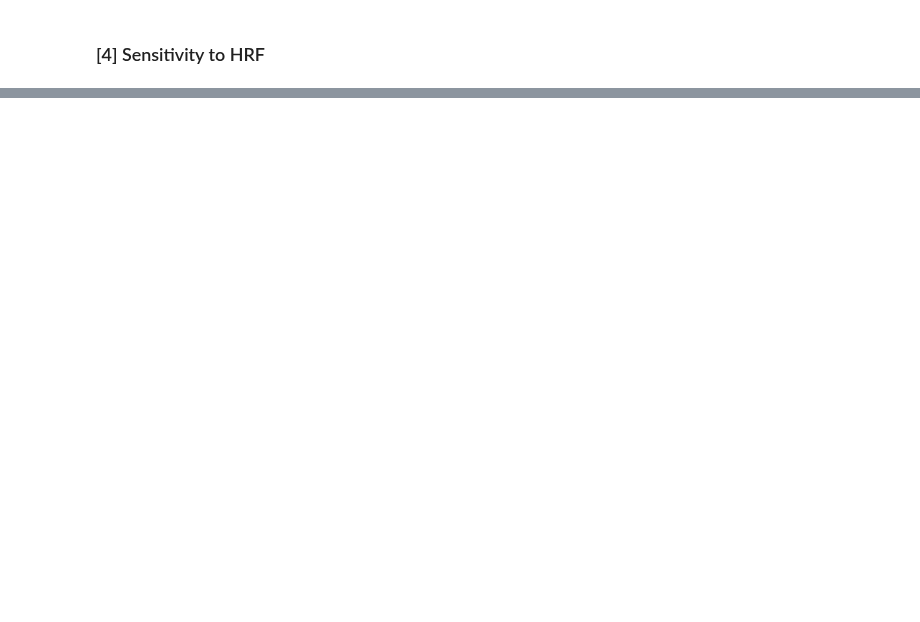
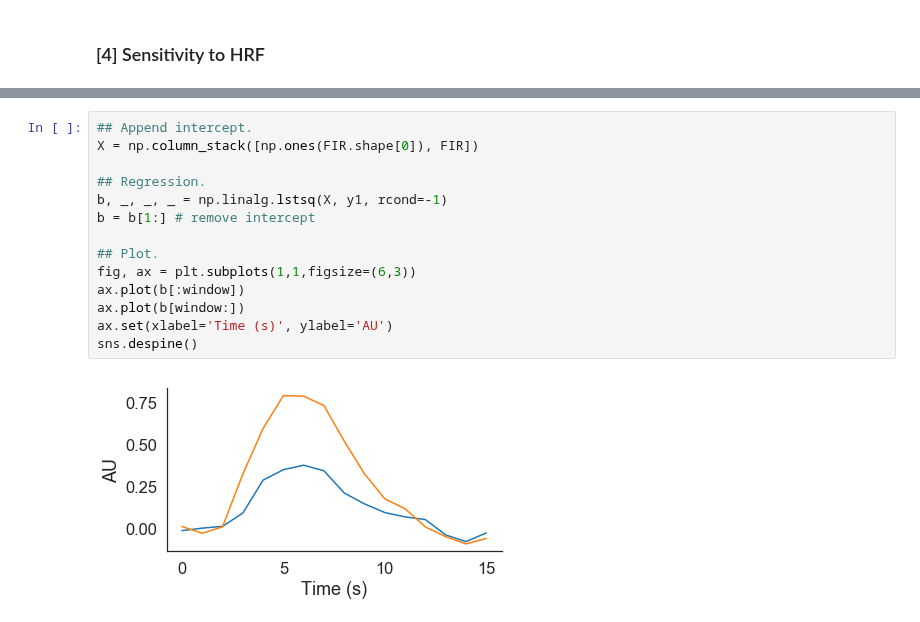
Before and after one commit to yunchang-z/neu502b-lab, a Jupyter notebook: fmri-03/fmri-03-solutions.ipynb, the cells around one changed output, grey strips where cells are left out. Drawn from its saved outputs; the diff is of its cells as text; blank space fills up the shorter version.

```diff
--- a/fmri-03/fmri-03-solutions.ipynb
+++ b/fmri-03/fmri-03-solutions.ipynb
@@ -163,0 +202,16 @@ b1 = 1.247, b2 = 2.153
+# %%
+## Append intercept.
+X = np.column_stack([np.ones(FIR.shape[0]), FIR])
+
+## Regression.
+b, _, _, _ = np.linalg.lstsq(X, y1, rcond=-1)
+b = b[1:] # remove intercept
+
+## Plot.
+fig, ax = plt.subplots(1,1,figsize=(6,3))
+ax.plot(b[:window])
+ax.plot(b[window:])
+ax.set(xlabel='Time (s)', ylabel='AU')
+sns.despine()
+# %% [output]
+[figure, added]
```
Also changed, not shown: parts of 8 cells of this notebook, 1 other file.
